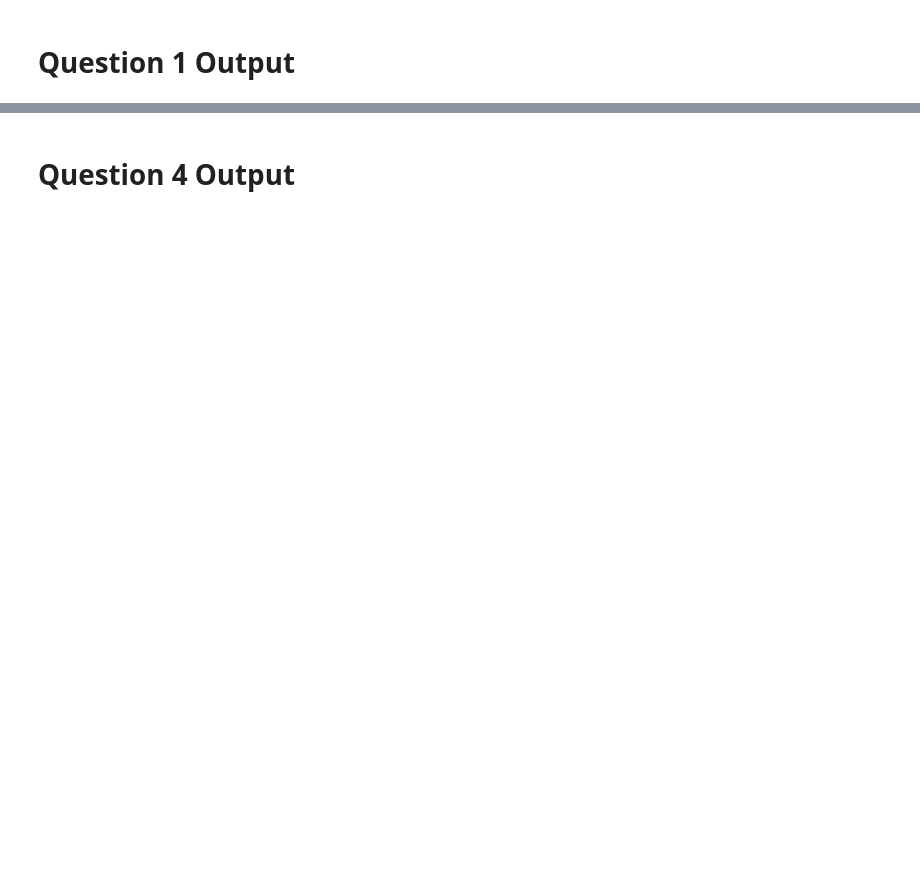
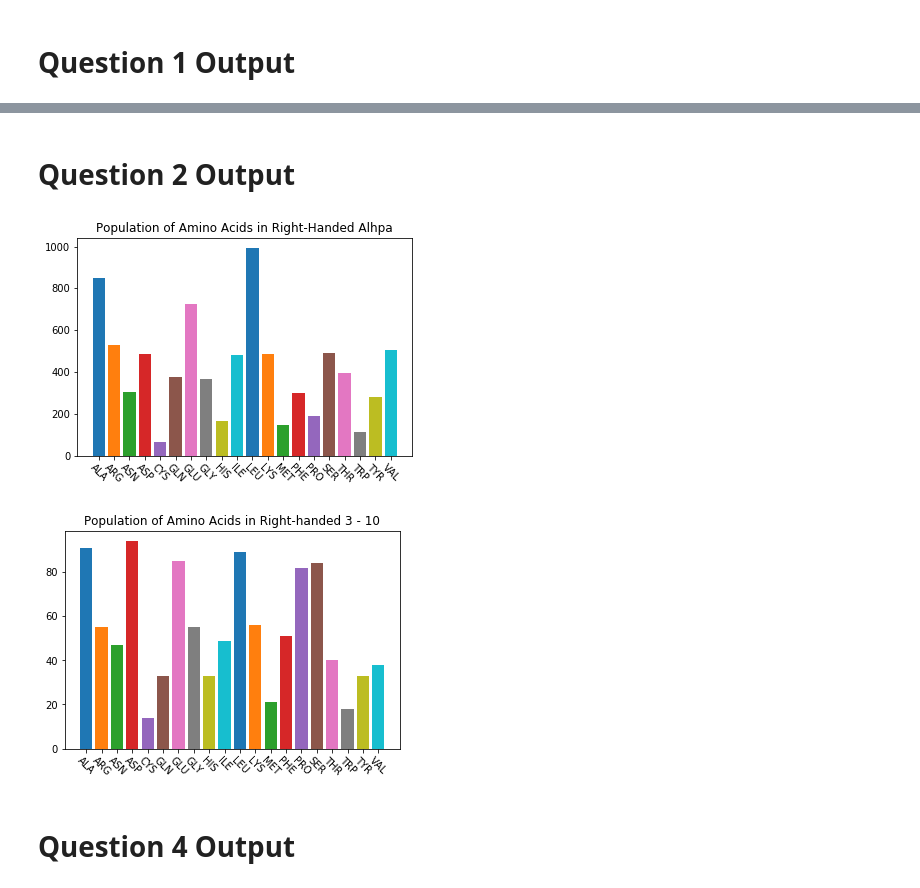
Before and after one commit to GrahamM98/bioinformatics-project, a Jupyter notebook: project1.ipynb, the cells around one changed output, grey strips where cells are left out. Drawn from its saved outputs; the diff is of its cells as text; code cells hidden in the pictures; blank space fills up the shorter version.

Commit message:
Finished questions 2 and 5
Signed-off-by: Brenden <jyrcht@gmail.com>

```diff
--- a/project1.ipynb
+++ b/project1.ipynb
@@ -437,3 +524,26 @@ plt.show()
+# %% [markdown]
+# Question 2 Output
+# %%
+q2Data = []
+
+for i in range(20):
+    #print(aminoAcids.iloc[i])
+    plt.bar(aminoAcids.iloc[i][0],aminoAcids.iloc[i][1])
+
+plt.xticks(rotation=-45)
+plt.title('Population of Amino Acids in Right-Handed Alhpa')
+plt.show()
+
+for i in range(20):
+    #print(aminoAcids.iloc[i])
+    plt.bar(aminoAcids.iloc[i][0],aminoAcids.iloc[i][5])
+
+plt.xticks(rotation=-45)
+plt.title('Population of Amino Acids in Right-handed 3 - 10')
+plt.show()
+# %% [output]
+[figure, added]
+[figure, added]
 # %% [markdown]
 <h1>Question 4 Output</h1>
 # %%
```
Also changed, not shown: parts of 11 cells of this notebook.
